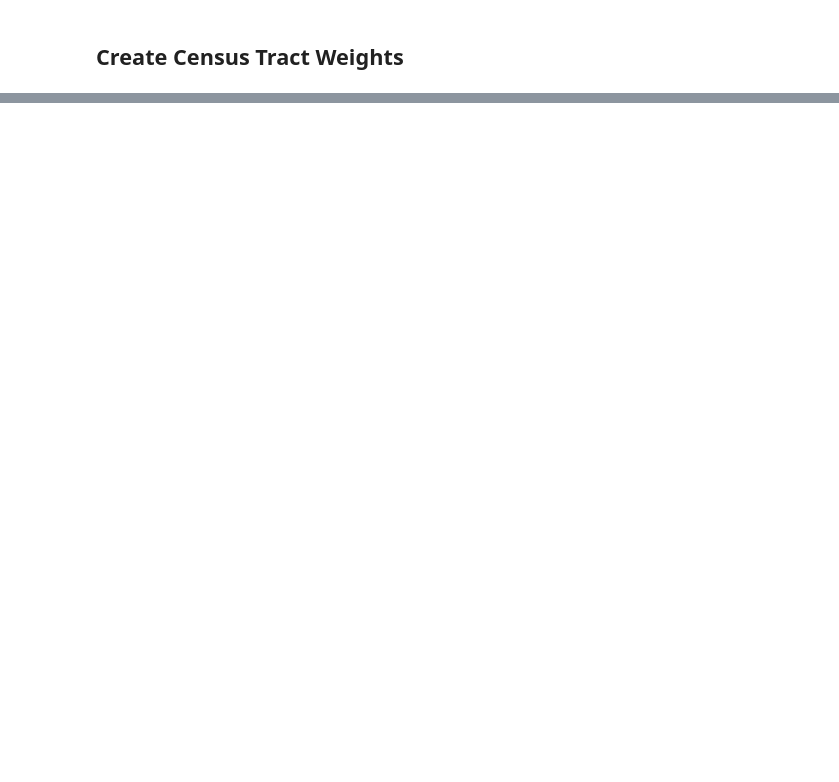
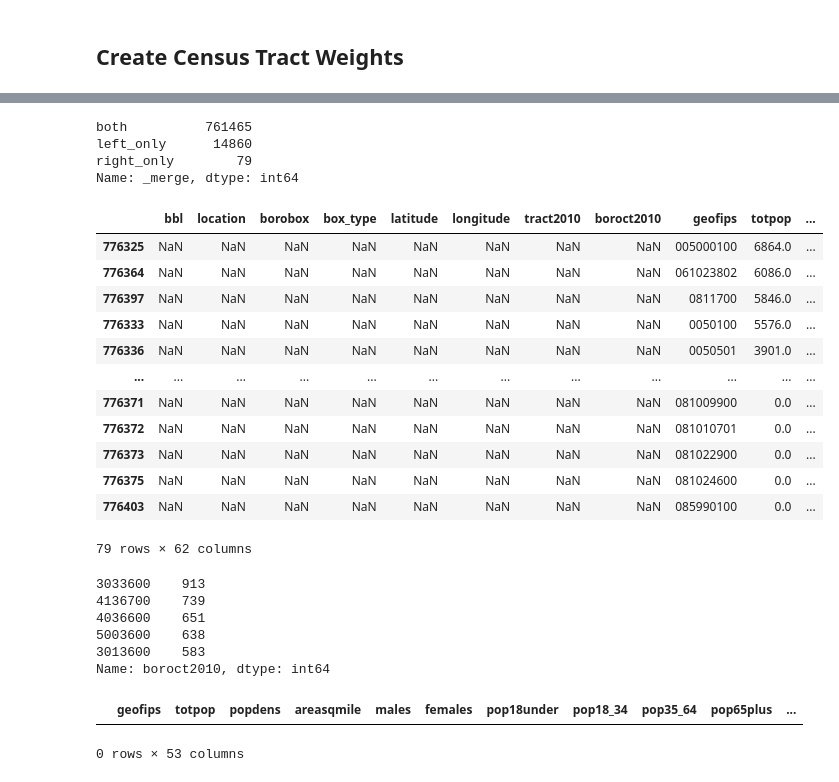
Before and after one commit to KaiElwood/machine-learning-final, a Jupyter notebook: code/00a_calculate_catchment.ipynb, the cells around one changed output, grey strips where cells are left out. Saved outputs shown, nothing was run; the diff lists cells and outputs as text; code cells hidden in the pictures; blank space fills up the shorter version.

```diff
--- a/code/00a_calculate_catchment.ipynb
+++ b/code/00a_calculate_catchment.ipynb
@@ -151,0 +151,8 @@ plutobox_ct
+# %%
+# load acs data (to check census tract recoding)
+csv = drive.CreateFile({'id': '17PvjIPesTzugausfzMi7rTiXahTiHaH1'})
+csv.GetContentFile('acs_data.csv')
+
+acs= pd.read_csv('acs_data.csv').drop(['Unnamed: 0', 'Unnamed: 0.1'], axis = 1)
+acs= acs.loc[acs['year']==2019]
+acs.head()
@@ -151,0 +172,18 @@ plutobox_ct
+# %%
+acs['geofips']= acs['geofips'].astype(str).str.replace('36', '')
+acs['geofips_recode']= np.select([acs['geofips'].str[0:3] == '005',
+                                 acs['geofips'].str[0:3] == '047',
+                                 acs['geofips'].str[0:3] == '061',
+                                 acs['geofips'].str[0:3] == '081',
+                                 acs['geofips'].str[0:3] == '085'],
+                                ['2' + acs['geofips'].str[3:],
+                                '3' + acs['geofips'].str[3:],
+                                 '1' + acs['geofips'].str[3:],
+                                 '4' + acs['geofips'].str[3:],
+                                 '5' + acs['geofips'].str[3:]])
+
+print(acs.loc[acs['geofips_recode'].str.len() < 7, 'geofips_recode'])
+acs.loc[acs['geofips_recode'].str.len() < 7, 'geofips_recode']= \
+acs.loc[acs['geofips_recode'].str.len() < 7, 'geofips_recode'].str.pad(width = 7, fillchar = "0", side = "right")
+
+acs[['geofips_recode', 'geofips']].head()
@@ -151,0 +229,6 @@ plutobox_ct
+# %%
+# merge pluto (w/ borobox and census tract to ACS data with recoded geofips var)
+pluto_acs= plutobox_ct.merge(acs, left_on = "boroct2010", right_on = "geofips_recode",
+                             how = "outer",
+                             indicator = True)
+pluto_acs.head()
@@ -151,0 +243,42 @@ plutobox_ct
+# %%
+# check merge results
+pluto_acs["_merge"].value_counts()
+# %% [output]
+both          761465
+left_only      14860
+right_only        79
+Name: _merge, dtype: int64
+# %%
+pluto_acs.loc[pluto_acs["_merge"]=="right_only", "geofips_recode"].value_counts()
+# note: bronx tract 001 is Rikers Island
+# i think these are ok, spot checked some--many seem like parks
+# top two with population seem like rikers and part of roosevelt island?
+pluto_acs.loc[pluto_acs["_merge"]=="right_only", :].sort_values('totpop', ascending = False)
+# %% [output]
+|  | bbl | location | borobox | box_type | latitude | longitude | tract2010 | boroct2010 | geofips | totpop | ... |
+| 776325 | NaN | NaN | NaN | NaN | NaN | NaN | NaN | NaN | 005000100 | 6864.0 | ... |
+| 776364 | NaN | NaN | NaN | NaN | NaN | NaN | NaN | NaN | 061023802 | 6086.0 | ... |
+| 776397 | NaN | NaN | NaN | NaN | NaN | NaN | NaN | NaN | 0811700 | 5846.0 | ... |
+| 776333 | NaN | NaN | NaN | NaN | NaN | NaN | NaN | NaN | 0050100 | 5576.0 | ... |
+| 776336 | NaN | NaN | NaN | NaN | NaN | NaN | NaN | NaN | 0050501 | 3901.0 | ... |
+| ... | ... | ... | ... | ... | ... | ... | ... | ... | ... | ... | ... |
+| 776371 | NaN | NaN | NaN | NaN | NaN | NaN | NaN | NaN | 081009900 | 0.0 | ... |
+| 776372 | NaN | NaN | NaN | NaN | NaN | NaN | NaN | NaN | 081010701 | 0.0 | ... |
+| 776373 | NaN | NaN | NaN | NaN | NaN | NaN | NaN | NaN | 081022900 | 0.0 | ... |
+| 776375 | NaN | NaN | NaN | NaN | NaN | NaN | NaN | NaN | 081024600 | 0.0 | ... |
+| 776403 | NaN | NaN | NaN | NaN | NaN | NaN | NaN | NaN | 085990100 | 0.0 | ... |
+79 rows × 62 columns
+# %%
+pluto_acs.loc[pluto_acs["_merge"]=="left_only", "boroct2010"].value_counts().head()
+# %% [output]
+3033600    913
+4136700    739
+4036600    651
+5003600    638
+3013600    583
+Name: boroct2010, dtype: int64
+# %%
+acs[acs['geofips_recode'].str.contains('336')]
+# %% [output]
+|  | geofips | totpop | popdens | areasqmile | males | females | pop18under | pop18_34 | pop35_64 | pop65plus | ... |
+0 rows × 53 columns
```
Also changed, not shown: parts of 21 cells of this notebook, 1 other file.
